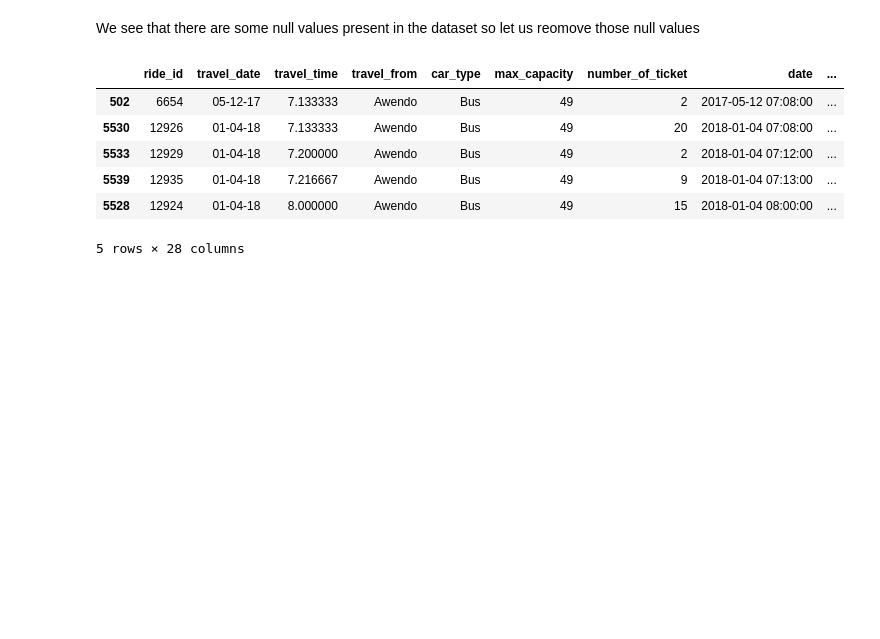
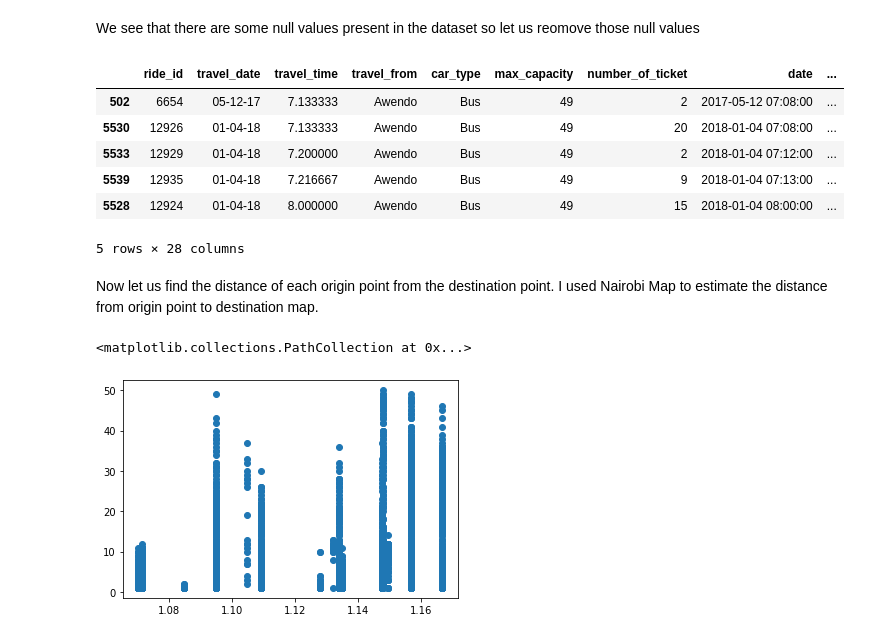
Before and after one commit to Ashwinprocodes/ML-regression-capstone-project, a Jupyter notebook: ML_regression_Demand_Prediction_for_Public_Transport_Capstone_Project.ipynb, the cells around one changed output. Cells and saved outputs as stored; diff of their text form; code cells hidden in the pictures; blank space fills up the shorter version.

```diff
--- a/ML_regression_Demand_Prediction_for_Public_Transport_Capstone_Project.ipynb
+++ b/ML_regression_Demand_Prediction_for_Public_Transport_Capstone_Project.ipynb
@@ -542,0 +546,21 @@ data.head()
+# %% [markdown]
+Now let us find the distance of each origin point from the destination point.
+I used Nairobi Map to estimate the distance from origin point to destination map.
+# %%
+distance = {'Migori': 370 , 'Keroka': 280, 'Homa Bay':360, 'Kisii':305.1, 'Keumbu':295, 'Rongo':332,
+'Kijauri':271, 'Oyugis':330.6, 'Awendo':351, 'Sirare':392, 'Nyachenge':326, 'Kehancha': 387.7,
+'Kendu Bay':347, 'Sori':399, 'Rodi':348, 'Mbita':401, 'Ndhiwa': 371}
+data["travel_from_distance"]=data.travel_from.map(distance)
+# %%
+
+time = {'Migori': 7*60+8 , 'Keroka': 5*60, 'Homa Bay':7*60, 'Kisii':5*60+34, 'Keumbu':5*60+20, 'Rongo':6*60+21,
+'Kijauri':60*4+50,'Oyugis':5*60+50, 'Awendo':6*60+38, 'Sirare':7*60+30, 'Nyachenge':6*60+10, 'Kehancha':7*60+10,
+'Kendu Bay':6*60+10, 'Sori':7*60+30, 'Rodi':6*60+40, 'Mbita':7*60+23, 'Ndhiwa': 7*60}
+data["travel_from_time"]=data.travel_from.map(time)
+# %%
+data["Speed"]=data.travel_from_time/data.travel_from_distance
+# %%
+plt.scatter(data['Speed'],data['number_of_ticket'])
+# %% [output]
+<matplotlib.collections.PathCollection at 0x...>
+[figure, added]
```
Also changed, not shown: parts of 2 cells of this notebook.
